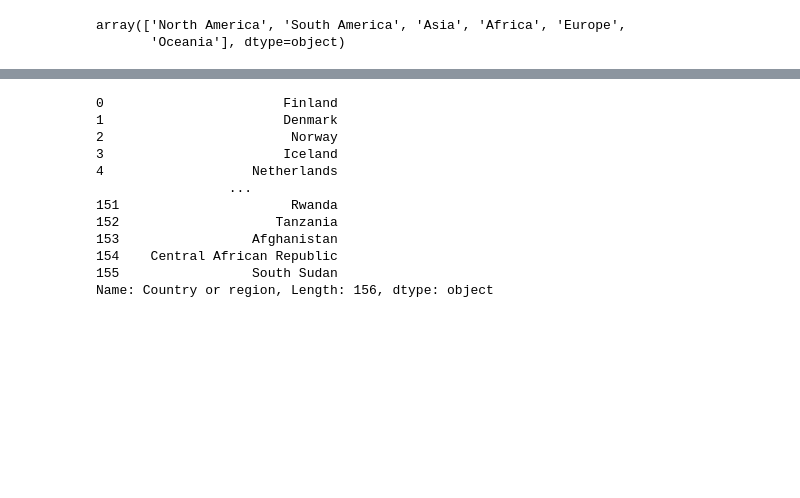
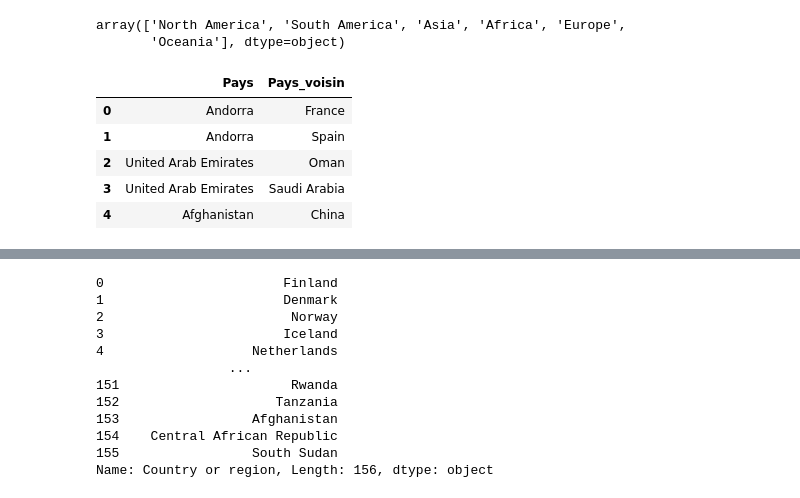
Before and after one commit to Yann-Fournier/Analyse_et_Exploration_de_donn-es-B3, a Jupyter notebook: DM/Happiness.ipynb, the cells around one changed output, grey strips where cells are left out. Cells and saved outputs as stored; diff of their text form; code cells hidden in the pictures; blank space fills up the shorter version.

```diff
--- a/DM/Happiness.ipynb
+++ b/DM/Happiness.ipynb
@@ -30,6 +34,19 @@ df_pays_region["Continent"].unique()
 # %% [output]
 array(['North America', 'South America', 'Asia', 'Africa', 'Europe',
        'Oceania'], dtype=object)
+# %%
+# border dataset
+df_border = pd.read_csv("borders.csv")
+df_border = df_border.drop(columns=["country_code", "country_border_code"])
+df_border = df_border.rename(columns={"country_name": "Pays", "country_border_name": "Pays_voisin"})
+df_border.head()
+# %% [output]
+|  | Pays | Pays_voisin |
+| 0 | Andorra | France |
+| 1 | Andorra | Spain |
+| 2 | United Arab Emirates | Oman |
+| 3 | United Arab Emirates | Saudi Arabia |
+| 4 | Afghanistan | China |
 # %%
 # 2015 dataset
 happiness_2015 = pd.read_csv("2015.csv")
```
Also changed, not shown: parts of 11 cells of this notebook, 2 other files.
